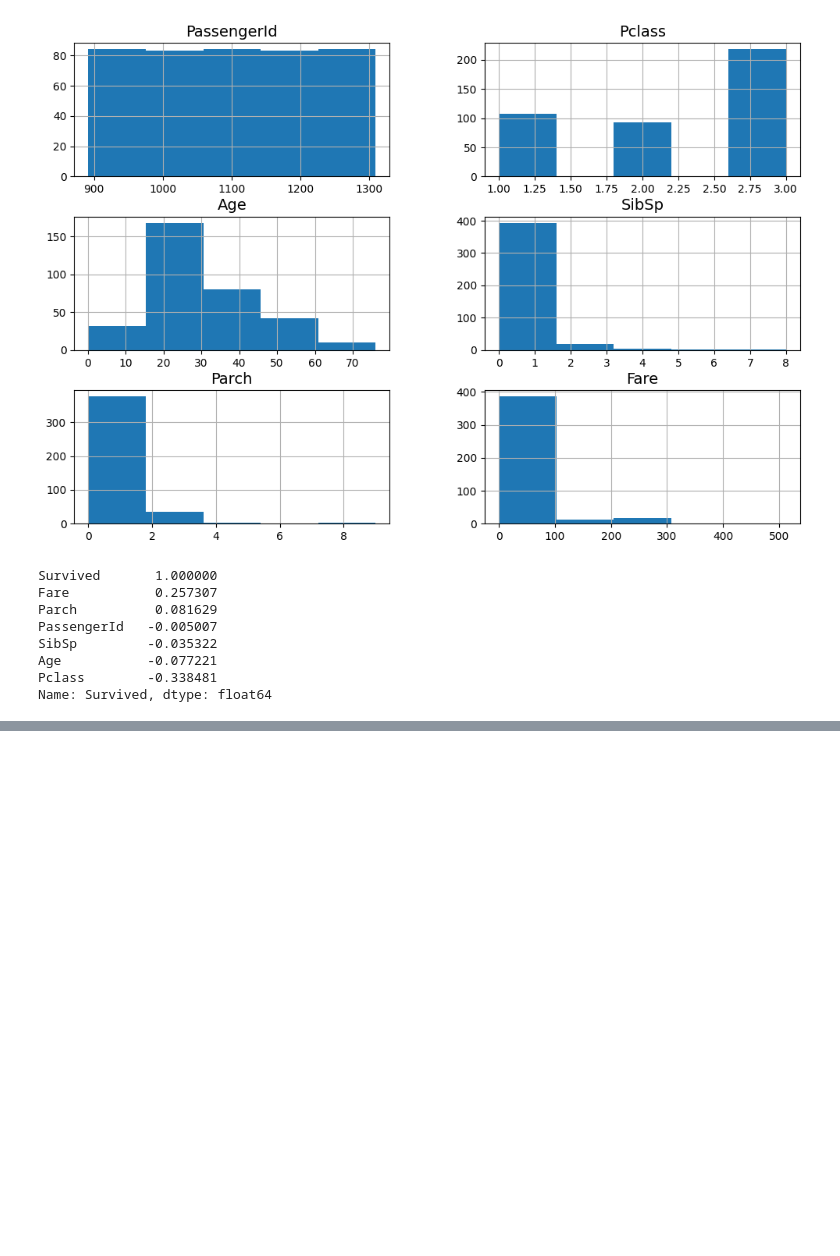
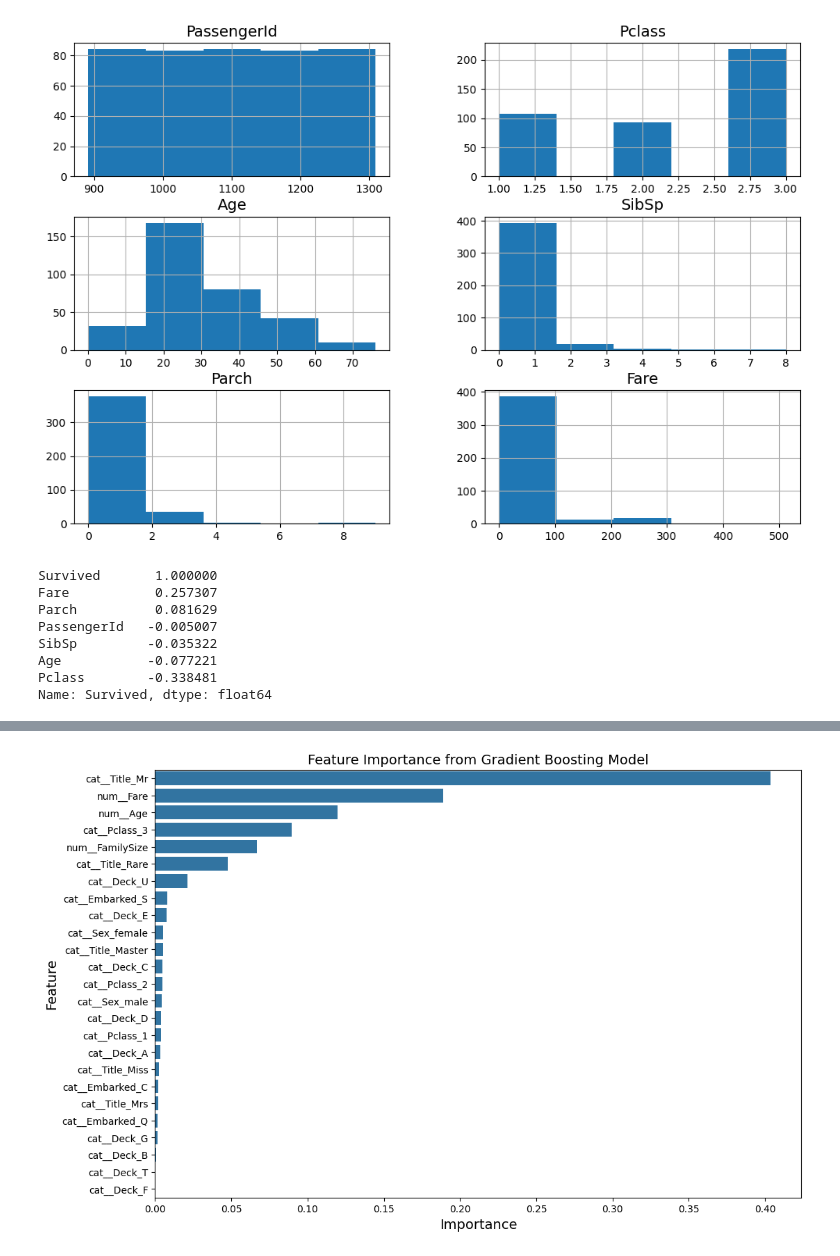
Before and after one commit to inaijin/HandsOnML-Practice, a Jupyter notebook: Supervised-Learning/Practice/Titanic.ipynb, the cells around one changed output, grey strips where cells are left out. Saved outputs shown, nothing was run; the diff lists cells and outputs as text; code cells hidden in the pictures; blank space fills up the shorter version.

```diff
--- a/Supervised-Learning/Practice/Titanic.ipynb
+++ b/Supervised-Learning/Practice/Titanic.ipynb
@@ -423,8 +391,0 @@ plt.show()
-# %%
-modelPipeline = Pipeline([
-    ('preprocessor', full_pipeline),
-    ('classifier', RandomForestClassifier(random_state=42))
-])
-
-modelPipeline.fit(X_train, y_train)
-preds = modelPipeline.predict(X_test)
@@ -448,0 +392,22 @@ Submission file created successfully!
+# %%
+param_grid = {
+    'classifier__n_estimators': [50, 100, 150],
+    'classifier__learning_rate': [0.01, 0.05, 0.1],
+    'classifier__max_depth': [3, 4, 5]
+}
+
+grid_search = GridSearchCV(final_pipeline, param_grid, cv=5, scoring='accuracy', verbose=1, n_jobs=-1)
+
+print("Fitting the final model with GridSearchCV...")
+grid_search.fit(X_train, y_train)
+
+print(f"\nBest cross-validated accuracy from tuning: {grid_search.best_score_:.4f}")
+print(f"Best parameters found: {grid_search.best_params_}")
+
+print("\nCreating final submission file...")
+X_test_final = test_df.copy()
+final_predictions = grid_search.predict(X_test_final)
+
+submission_df = pd.DataFrame({'PassengerId': test_df['PassengerId'], 'Survived': final_predictions})
+submission_df.to_csv('submission.csv', index=False)
+print("Submission file 'submission.csv' created successfully!")
@@ -448,0 +423,16 @@ Submission file created successfully!
+# %%
+feature_names = grid_search.best_estimator_.named_steps['preprocessor'].get_feature_names_out()
+
+importances = grid_search.best_estimator_.named_steps['classifier'].feature_importances_
+
+feature_importance_df = pd.DataFrame({
+    'Feature': feature_names,
+    'Importance': importances
+}).sort_values(by='Importance', ascending=False)
+
+plt.figure(figsize=(12, 8))
+sns.barplot(data=feature_importance_df, x='Importance', y='Feature')
+plt.title('Feature Importance from Gradient Boosting Model')
+plt.show()
+# %% [output]
+[figure, added]
```
Also changed, not shown: parts of 16 cells of this notebook, 1 other file.
